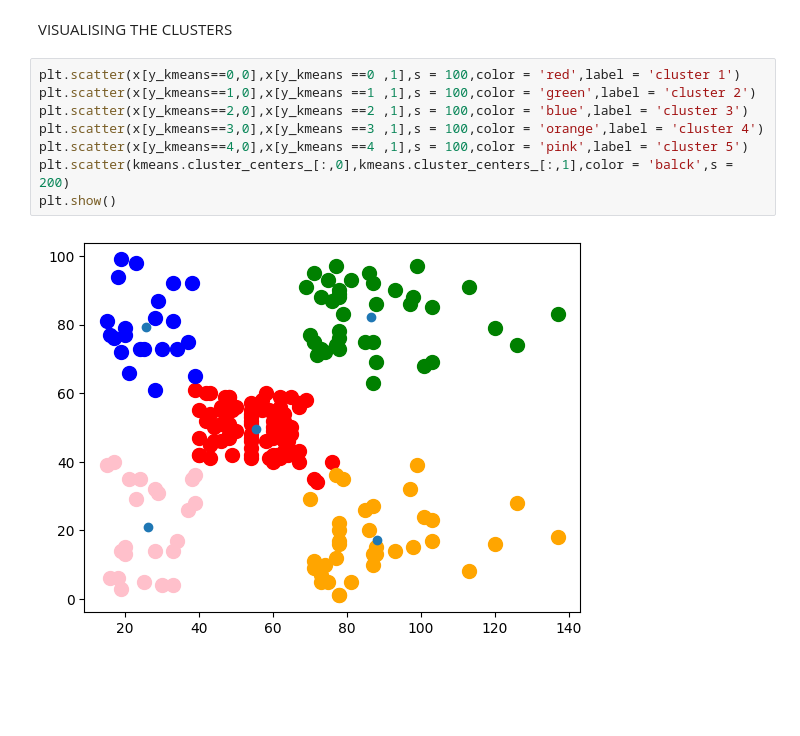
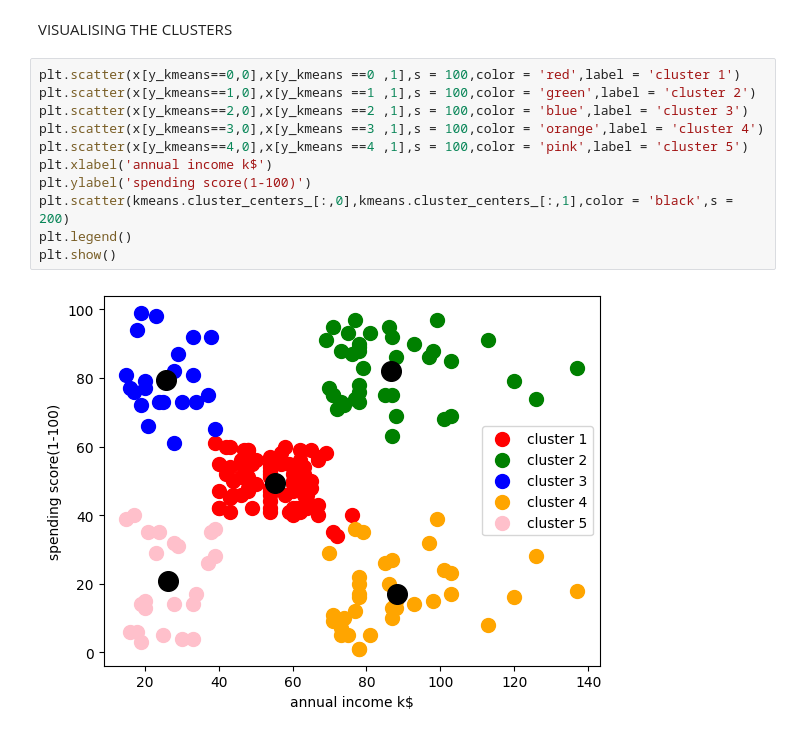
Before and after one commit to pugazhmukilan/Machine-Learning, a Jupyter notebook: CLUSTERING --UNSUPERIVISED/Clustering.ipynb, the cells around one changed output. Saved outputs shown, nothing was run; the diff lists cells and outputs as text; blank space fills up the shorter version.

```diff
--- a/CLUSTERING --UNSUPERIVISED/Clustering.ipynb
+++ b/CLUSTERING --UNSUPERIVISED/Clustering.ipynb
@@ -46,10 +46,13 @@ VISUALISING THE CLUSTERS
 # %%
 plt.scatter(x[y_kmeans==0,0],x[y_kmeans ==0 ,1],s = 100,color = 'red',label = 'cluster 1')
 plt.scatter(x[y_kmeans==1,0],x[y_kmeans ==1 ,1],s = 100,color = 'green',label = 'cluster 2')
 plt.scatter(x[y_kmeans==2,0],x[y_kmeans ==2 ,1],s = 100,color = 'blue',label = 'cluster 3')
 plt.scatter(x[y_kmeans==3,0],x[y_kmeans ==3 ,1],s = 100,color = 'orange',label = 'cluster 4')
 plt.scatter(x[y_kmeans==4,0],x[y_kmeans ==4 ,1],s = 100,color = 'pink',label = 'cluster 5')
-plt.scatter(kmeans.cluster_centers_[:,0],kmeans.cluster_centers_[:,1],color = 'balck',s = 200)
+plt.xlabel('annual income k$')
+plt.ylabel('spending score(1-100)')
+plt.scatter(kmeans.cluster_centers_[:,0],kmeans.cluster_centers_[:,1],color = 'black',s = 200)
+plt.legend()
 plt.show()
 # %% [output]
-[figure, old version]
+[figure, new version]
```
Also changed, not shown: 6 other files.
